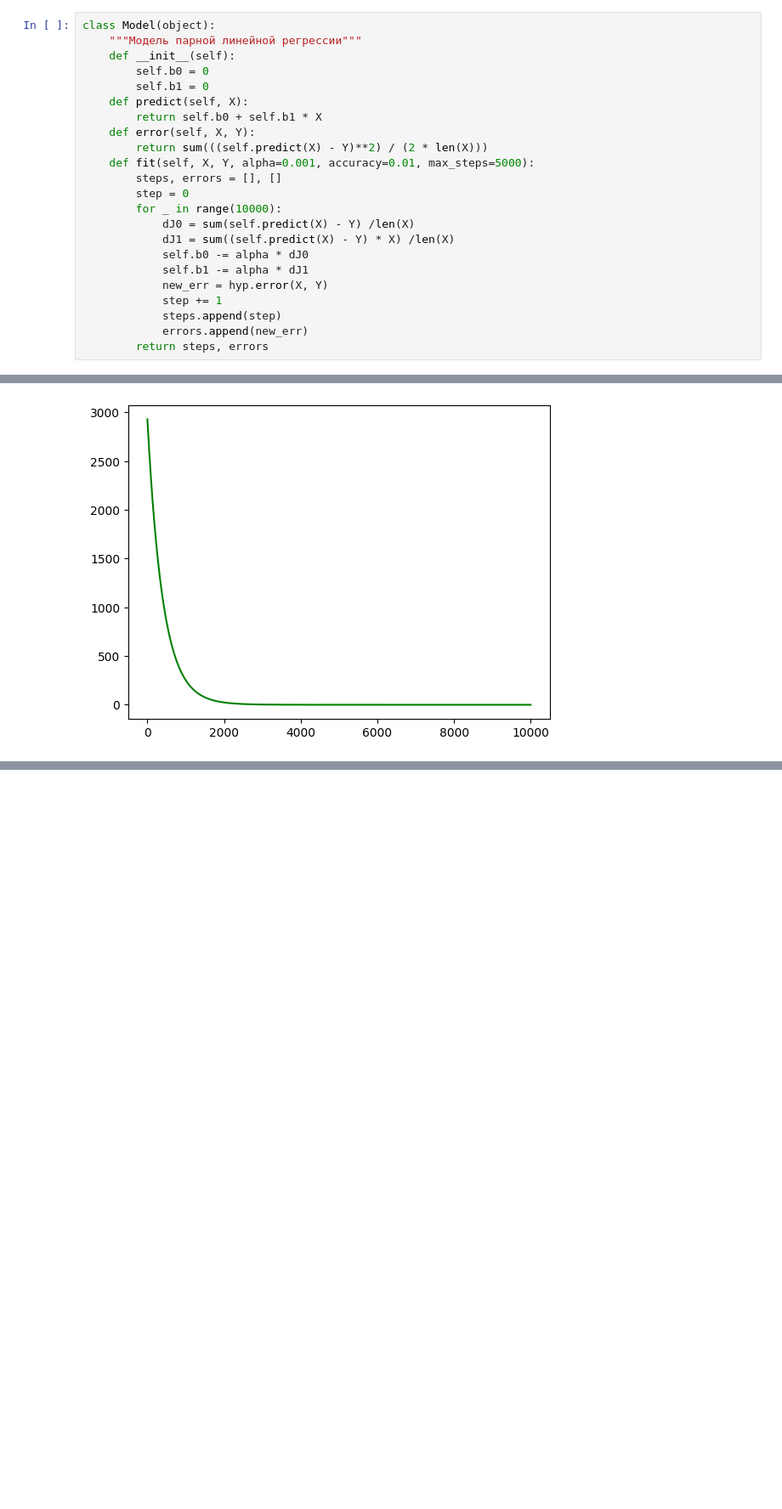
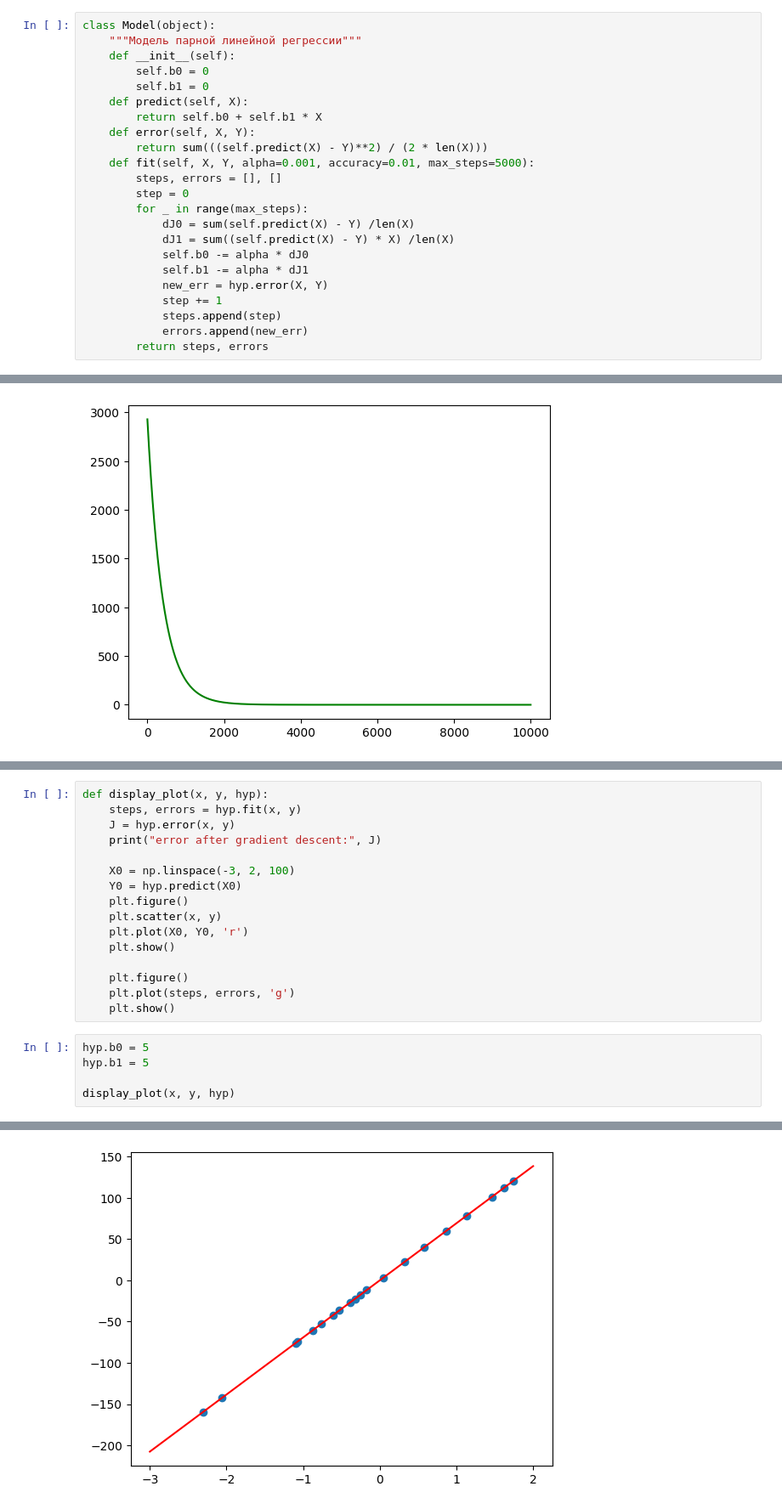
Before and after one commit to Arsenoid/Akimov-Arseniy-TOD_2023-24, a Jupyter notebook: ML1_1.ipynb, the cells around one changed output, grey strips where cells are left out. Shown at 85% size. Cells and saved outputs as stored; diff of their text form; blank space fills up the shorter version.

```diff
--- a/ML1_1.ipynb
+++ b/ML1_1.ipynb
@@ -100,7 +100,7 @@ class Model(object):
     def fit(self, X, Y, alpha=0.001, accuracy=0.01, max_steps=5000):
         steps, errors = [], []
         step = 0
-        for _ in range(10000):
+        for _ in range(max_steps):
             dJ0 = sum(self.predict(X) - Y) /len(X)
             dJ1 = sum((self.predict(X) - Y) * X) /len(X)
             self.b0 -= alpha * dJ0
@@ -136,0 +143,22 @@ plt.show()
+# %%
+def display_plot(x, y, hyp):
+    steps, errors = hyp.fit(x, y)
+    J = hyp.error(x, y)
+    print("error after gradient descent:", J)
+
+    X0 = np.linspace(-3, 2, 100)
+    Y0 = hyp.predict(X0)
+    plt.figure()
+    plt.scatter(x, y)
+    plt.plot(X0, Y0, 'r')
+    plt.show()
+
+    plt.figure()
+    plt.plot(steps, errors, 'g')
+    plt.show()
+# %%
+hyp.b0 = 5
+hyp.b1 = 5
+
+display_plot(x, y, hyp)
+# %% [output]
@@ -136,0 +166 @@ plt.show()
+[figure, added]
```
Also changed, not shown: parts of 11 cells of this notebook.
